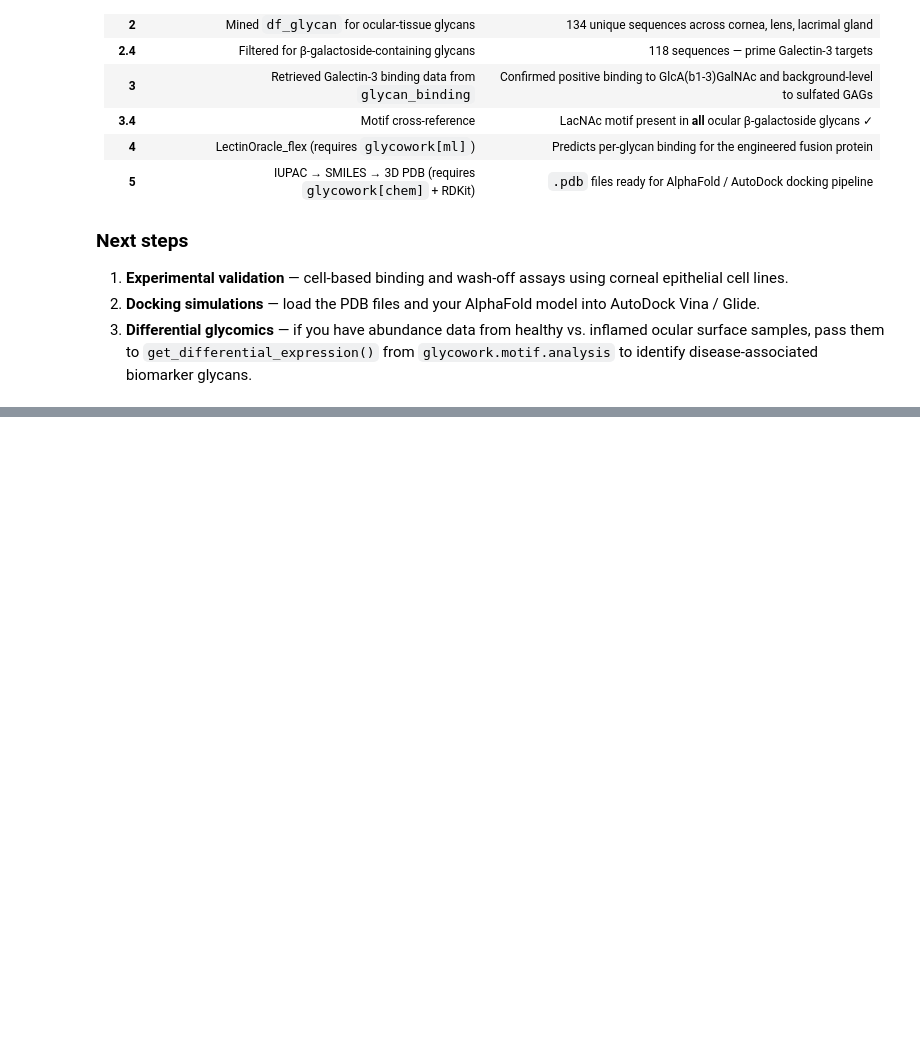
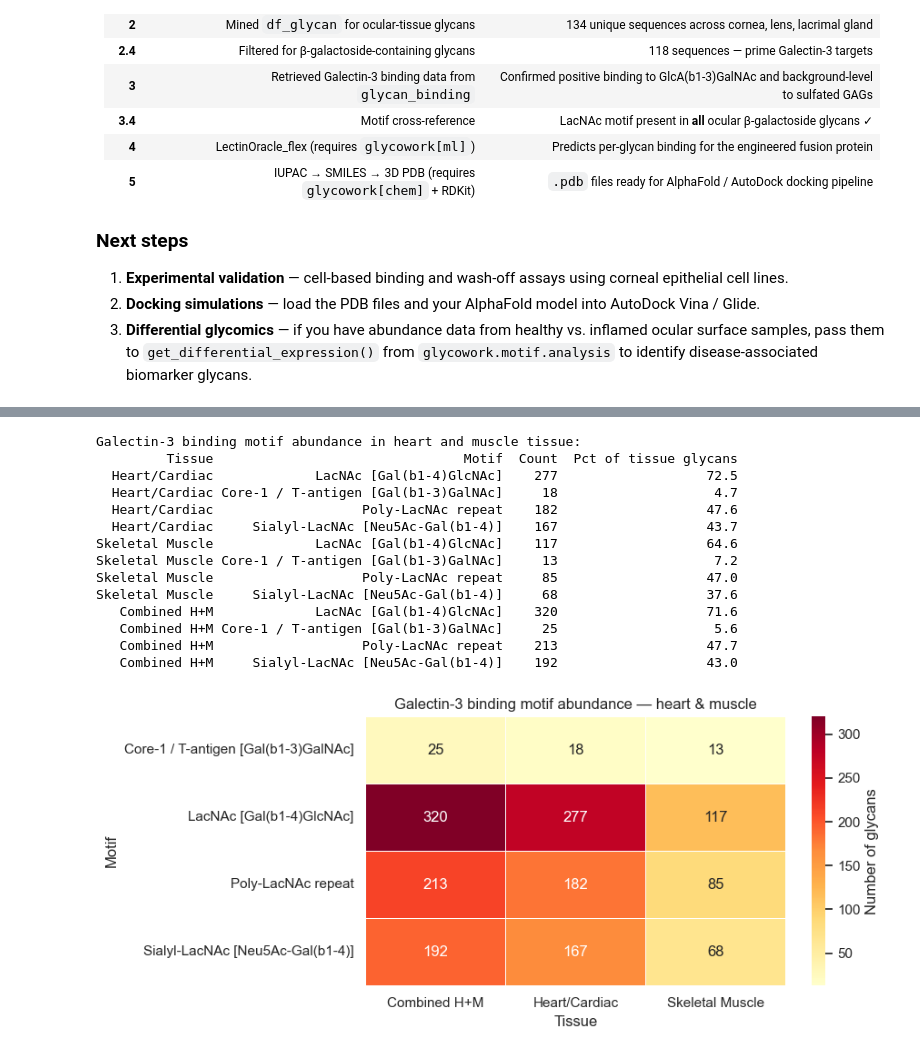
Before and after one commit to iGEM-2026-glyEYEco/glyEYEco-glycowork, a Jupyter notebook: glEYEco Gal 3 search script/glyEYEco-glycowork/galectin3_analysis.ipynb, the cells around one changed output, grey strips where cells are left out. Cells and saved outputs as stored; diff of their text form; code cells hidden in the pictures; blank space fills up the shorter version.

```diff
--- a/glEYEco Gal 3 search script/glyEYEco-glycowork/galectin3_analysis.ipynb
+++ b/glEYEco Gal 3 search script/glyEYEco-glycowork/galectin3_analysis.ipynb
@@ -1342,0 +1570,44 @@ NameError: name 'col_contains_any' is not defined
+# %%
+GAL3_MOTIFS = {
+    'LacNAc [Gal(b1-4)GlcNAc]'       : r'Gal\(b1-4\)GlcNAc',
+    'Core-1 / T-antigen [Gal(b1-3)GalNAc]': r'Gal\(b1-3\)GalNAc',
+    'Poly-LacNAc repeat'               : r'Gal\(b1-4\)GlcNAc.*Gal\(b1-4\)GlcNAc',
+    'Sialyl-LacNAc [Neu5Ac-Gal(b1-4)]': r'Neu5Ac.*Gal\(b1-4\)GlcNAc',
+}
+
+rows = []
+for tissue_label, tissue_set_df in [('Heart/Cardiac', cardiac_df), ('Skeletal Muscle', muscle_df),
+                                      ('Combined H+M', cardio_muscle_df)]:
+    for motif_name, pattern in GAL3_MOTIFS.items():
+        n = tissue_set_df['glycan'].str.contains(pattern, regex=True, na=False).sum()
+        rows.append({'Tissue': tissue_label, 'Motif': motif_name, 'Count': n,
+                     'Pct of tissue glycans': round(100 * n / max(len(tissue_set_df), 1), 1)})
+
+motif_abundance = pd.DataFrame(rows)
+print("Galectin-3 binding motif abundance in heart and muscle tissue:")
+print(motif_abundance.to_string(index=False))
+
+pivot = motif_abundance.pivot(index='Motif', columns='Tissue', values='Count')
+fig, ax = plt.subplots(figsize=(9, 4))
+sns.heatmap(pivot, annot=True, fmt='d', cmap='YlOrRd', linewidths=0.5, ax=ax,
+            cbar_kws={'label': 'Number of glycans'})
+ax.set_title('Galectin-3 binding motif abundance — heart & muscle')
+plt.tight_layout()
+plt.savefig('fig_gal3_motif_heatmap_heart_muscle.png', dpi=150)
+plt.show()
+# %% [output]
+Galectin-3 binding motif abundance in heart and muscle tissue:
+         Tissue                                Motif  Count  Pct of tissue glycans
+  Heart/Cardiac             LacNAc [Gal(b1-4)GlcNAc]    277                   72.5
+  Heart/Cardiac Core-1 / T-antigen [Gal(b1-3)GalNAc]     18                    4.7
+  Heart/Cardiac                   Poly-LacNAc repeat    182                   47.6
+  Heart/Cardiac     Sialyl-LacNAc [Neu5Ac-Gal(b1-4)]    167                   43.7
+Skeletal Muscle             LacNAc [Gal(b1-4)GlcNAc]    117                   64.6
+Skeletal Muscle Core-1 / T-antigen [Gal(b1-3)GalNAc]     13                    7.2
+Skeletal Muscle                   Poly-LacNAc repeat     85                   47.0
+Skeletal Muscle     Sialyl-LacNAc [Neu5Ac-Gal(b1-4)]     68                   37.6
+   Combined H+M             LacNAc [Gal(b1-4)GlcNAc]    320                   71.6
+   Combined H+M Core-1 / T-antigen [Gal(b1-3)GalNAc]     25                    5.6
+   Combined H+M                   Poly-LacNAc repeat    213                   47.7
+   Combined H+M     Sialyl-LacNAc [Neu5Ac-Gal(b1-4)]    192                   43.0
+[figure, added]
```
Also changed, not shown: parts of 25 cells of this notebook, 17 other files.
